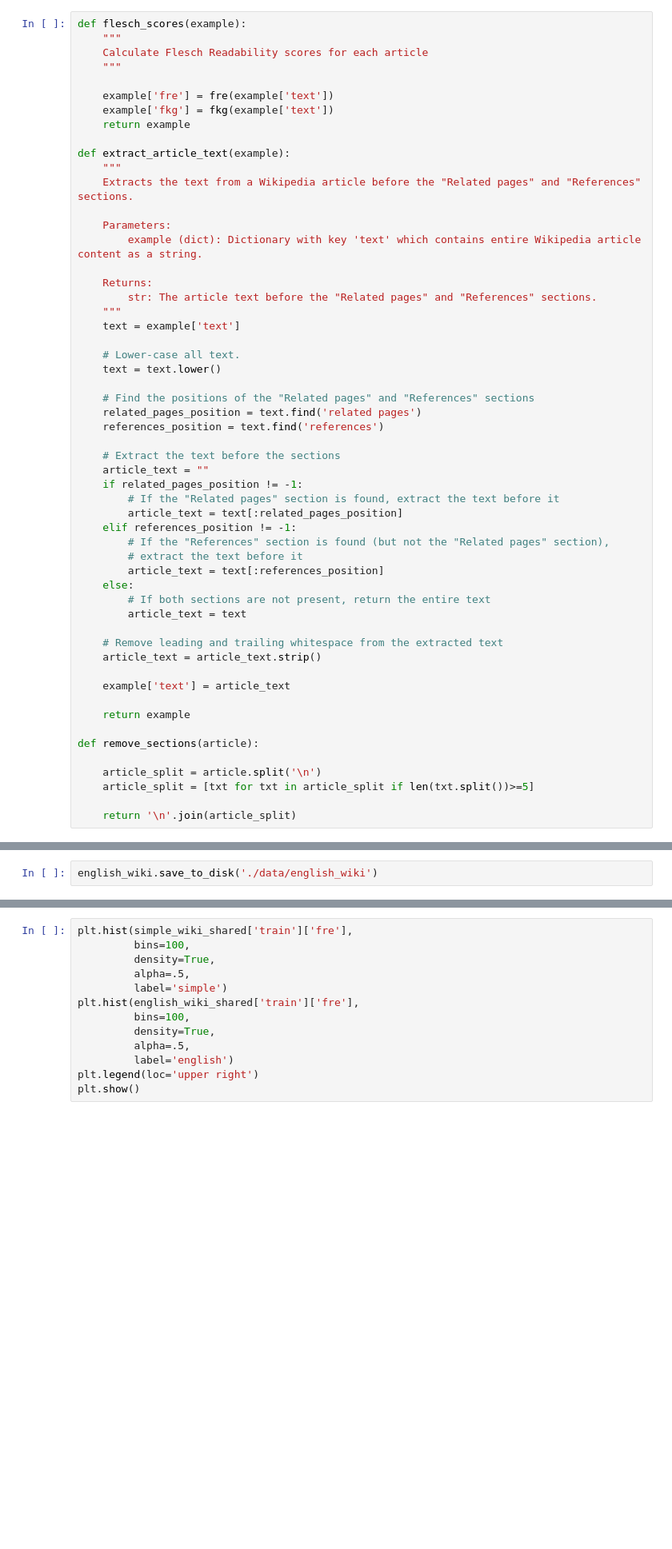
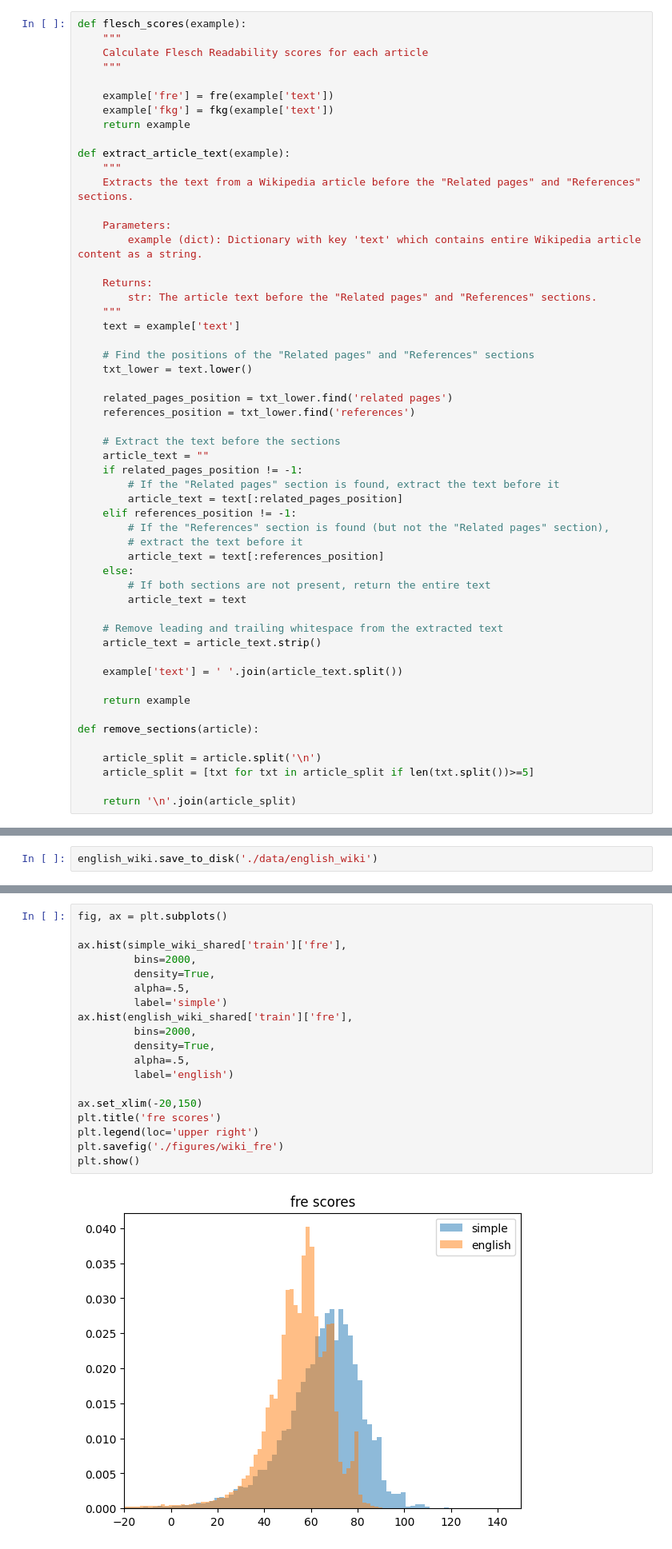
Before and after one commit to david-meltzer/LLMs, a Jupyter notebook: data_analysis/wiki_instructions.ipynb, the cells around one changed output, grey strips where cells are left out. Shown at 80% size. Drawn from its saved outputs; the diff is of its cells as text; blank space fills up the shorter version.

```diff
--- a/data_analysis/wiki_instructions.ipynb
+++ b/data_analysis/wiki_instructions.ipynb
@@ -49,12 +70,11 @@ def extract_article_text(example):
     """
     text = example['text']
 
-    # Lower-case all text.
-    text = text.lower()
+    # Find the positions of the "Related pages" and "References" sections
+    txt_lower = text.lower()
 
-    # Find the positions of the "Related pages" and "References" sections
-    related_pages_position = text.find('related pages')
-    references_position = text.find('references')
+    related_pages_position = txt_lower.find('related pages')
+    references_position = txt_lower.find('references')
 
     # Extract the text before the sections
     article_text = ""
@@ -72,7 +92,7 @@ def extract_article_text(example):
     # Remove leading and trailing whitespace from the extracted text
     article_text = article_text.strip()
 
-    example['text'] = article_text
+    example['text'] = ' '.join(article_text.split())
 
     return example
 
@@ -124,13 +145,21 @@ english_wiki_shared.save_to_disk('./data/english_wiki_shared')
 # %%
-plt.hist(simple_wiki_shared['train']['fre'],
-         bins=100,
+fig, ax = plt.subplots()
+
+ax.hist(simple_wiki_shared['train']['fre'],
+         bins=2000,
          density=True,
          alpha=.5,
          label='simple')
-plt.hist(english_wiki_shared['train']['fre'],
-         bins=100,
+ax.hist(english_wiki_shared['train']['fre'],
+         bins=2000,
          density=True,
          alpha=.5,
          label='english')
+
+ax.set_xlim(-20,150)
+plt.title('fre scores')
 plt.legend(loc='upper right')
+plt.savefig('./figures/wiki_fre')
 plt.show()
+# %% [output]
+[figure, added]
```
Also changed, not shown: parts of 33 cells of this notebook.
